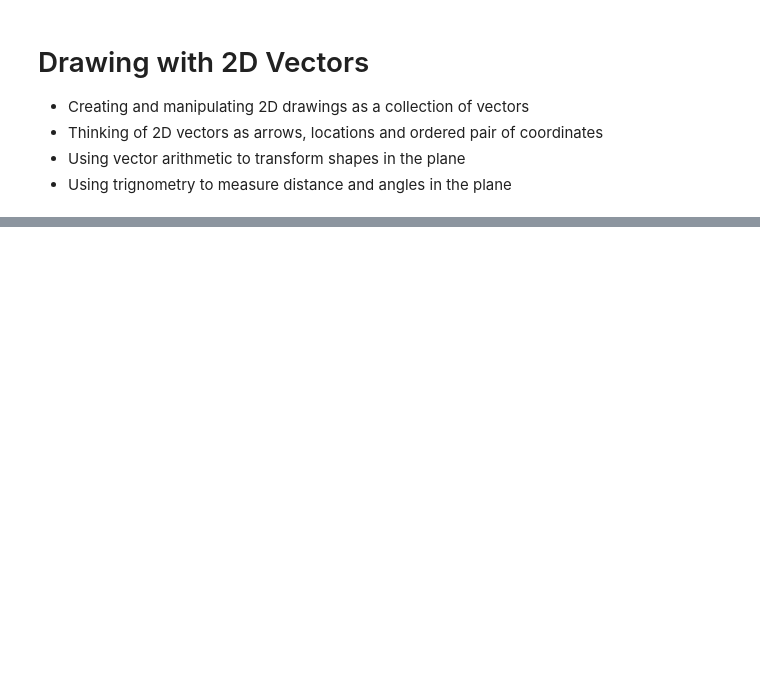
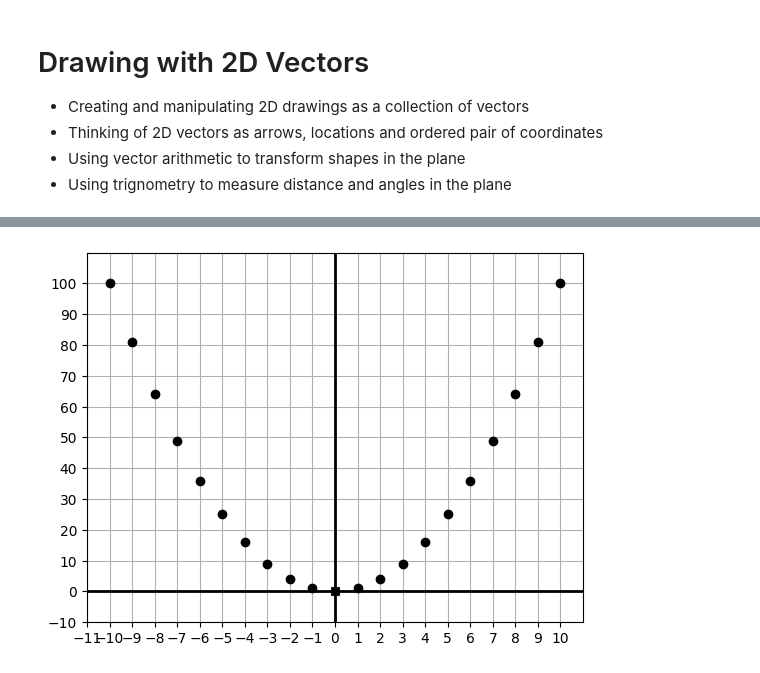
Before and after one commit to vinayakkarigar/hands-on-ML, a Jupyter notebook: fundamentals/1.1-vectors-and-graphics.ipynb, the cells around one changed output, grey strips where cells are left out. Saved outputs shown, nothing was run; the diff lists cells and outputs as text; code cells hidden in the pictures; blank space fills up the shorter version.

```diff
--- a/fundamentals/1.1-vectors-and-graphics.ipynb
+++ b/fundamentals/1.1-vectors-and-graphics.ipynb
@@ -155,0 +39,9 @@ Resolving deltas: 100% (869/869), done.
+# %%
+# Draw the vectors (x,x**2) for x in the range from x = −10 to x = 11) as points (dots) using the draw function. What is the result?
+
+draw(
+    Points(*[(x,x**2) for x in range(-10,11)]),
+    grid = (1,10),
+    nice_aspect_ratio=False)
+# %% [output]
+[figure, added]
```
Also changed, not shown: parts of 14 cells of this notebook.
